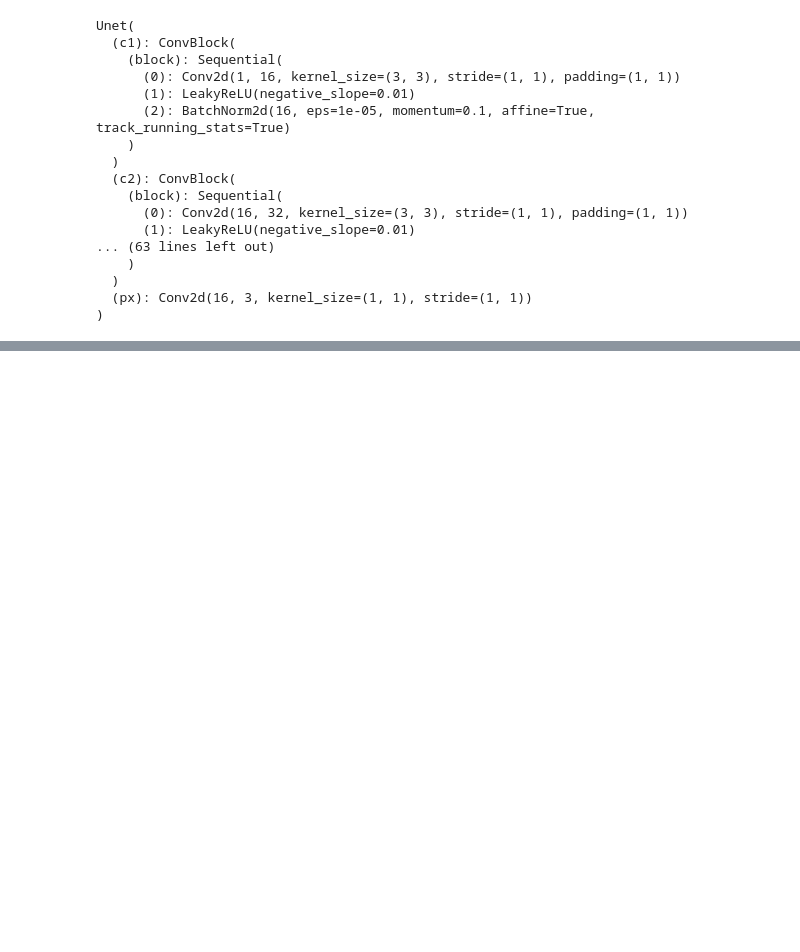
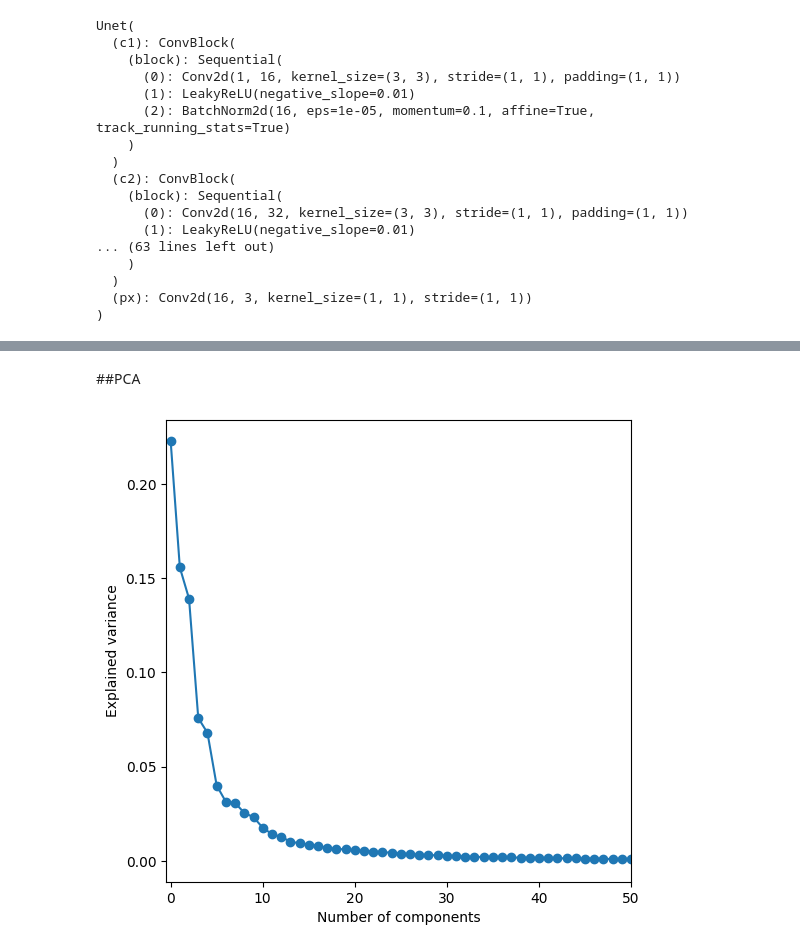
Before and after one commit to jiananwu72/LuFeO3Detect, a Jupyter notebook: AtomAIDemo.ipynb, the cells around one changed output, grey strips where cells are left out. Drawn from its saved outputs; the diff is of its cells as text; code cells hidden in the pictures; blank space fills up the shorter version.

```diff
--- a/AtomAIDemo.ipynb
+++ b/AtomAIDemo.ipynb
@@ -99,0 +143,7 @@ ax2.imshow(nn_output.squeeze(), origin="lower")
+# %% [markdown]
+##PCA
+# %%
+imstack = aoi.stat.imlocal(nn_output, coordinates, window_size=32, coord_class=1)
+imstack.pca_scree_plot(plot_results=True);
+# %% [output]
+[figure, added]
```
Also changed, not shown: parts of 11 cells of this notebook.
